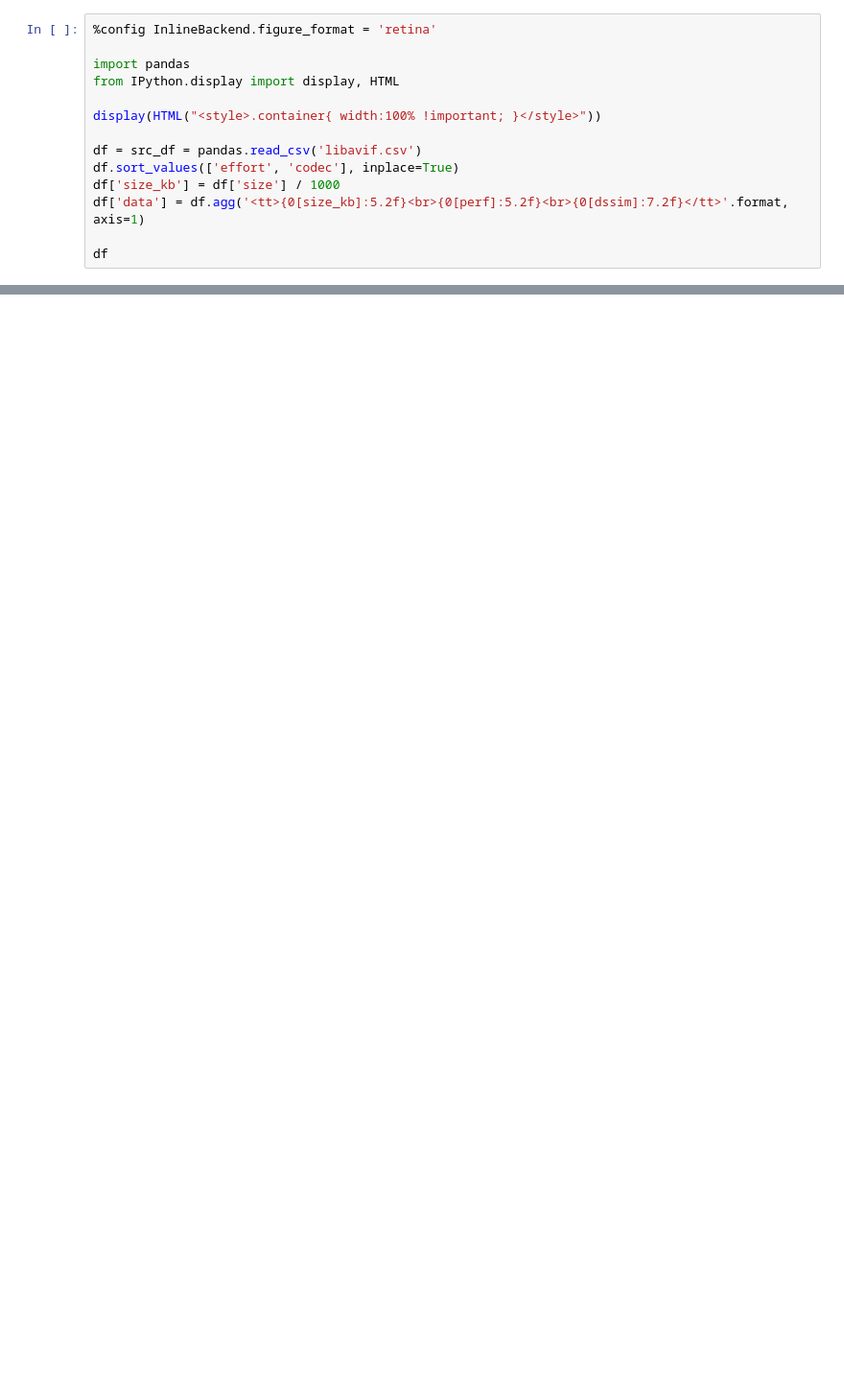
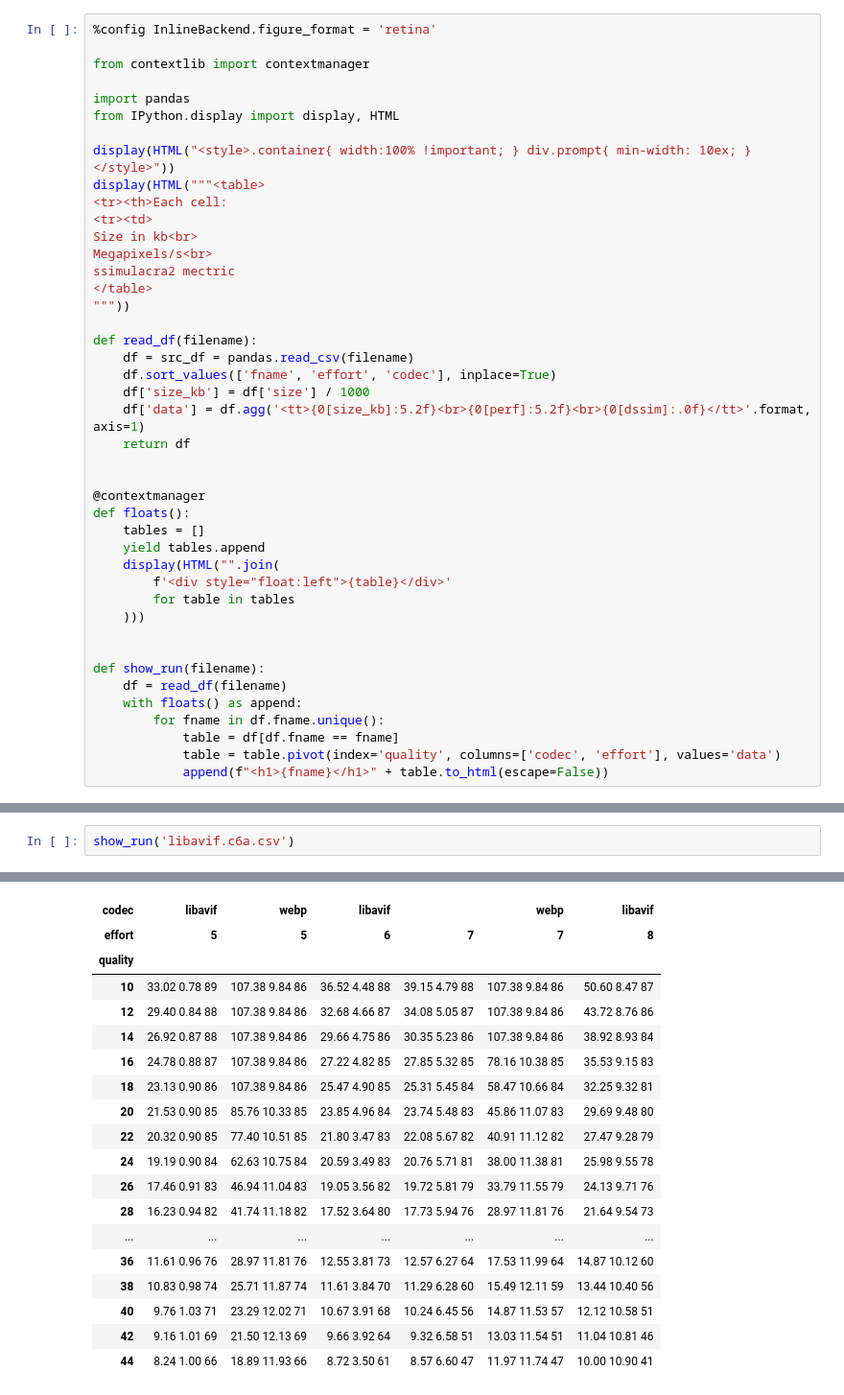
Before and after one commit to homm/image-codecs-bench, a Jupyter notebook: libavif.ipynb, the cells around one changed output, grey strips where cells are left out. Shown at 96% size. Saved outputs shown, nothing was run; the diff lists cells and outputs as text; blank space fills up the shorter version.

```diff
--- a/libavif.ipynb
+++ b/libavif.ipynb
@@ -1,15 +1,44 @@
 # %%
 %config InlineBackend.figure_format = 'retina'
+
+from contextlib import contextmanager
 
 import pandas
 from IPython.display import display, HTML
 
-display(HTML("<style>.container{ width:100% !important; }</style>"))
+display(HTML("<style>.container{ width:100% !important; } div.prompt{ min-width: 10ex; } </style>"))
+display(HTML("""<table>
+<tr><th>Each cell:
+<tr><td>
+Size in kb<br>
+Megapixels/s<br>
+ssimulacra2 mectric
+</table>
+"""))
 
-df = src_df = pandas.read_csv('libavif.csv')
-df.sort_values(['effort', 'codec'], inplace=True)
-df['size_kb'] = df['size'] / 1000
-df['data'] = df.agg('<tt>{0[size_kb]:5.2f}<br>{0[perf]:5.2f}<br>{0[dssim]:7.2f}</tt>'.format, axis=1)
+def read_df(filename):
+    df = src_df = pandas.read_csv(filename)
+    df.sort_values(['fname', 'effort', 'codec'], inplace=True)
+    df['size_kb'] = df['size'] / 1000
+    df['data'] = df.agg('<tt>{0[size_kb]:5.2f}<br>{0[perf]:5.2f}<br>{0[dssim]:.0f}</tt>'.format, axis=1)
+    return df
 
-df
+
+@contextmanager
+def floats():
+    tables = []
+    yield tables.append
+    display(HTML("".join(
+        f'<div style="float:left">{table}</div>'
+        for table in tables
+    )))
+
+
+def show_run(filename):
+    df = read_df(filename)
+    with floats() as append:
+        for fname in df.fname.unique():
+            table = df[df.fname == fname]
+            table = table.pivot(index='quality', columns=['codec', 'effort'], values='data')
+            append(f"<h1>{fname}</h1>" + table.to_html(escape=False))
 # %% [output]
@@ -172,0 +170,3 @@ parrots
+# %%
+show_run('libavif.c6a.csv')
+# %% [output]
@@ -172,0 +174,19 @@ parrots
+| codec | libavif | webp | libavif |  | webp | libavif |
+| effort | 5 | 5 | 6 | 7 | 7 | 8 |
+| quality |  |  |  |  |  |  |
+| 10 | 33.02 0.78 89 | 107.38 9.84 86 | 36.52 4.48 88 | 39.15 4.79 88 | 107.38 9.84 86 | 50.60 8.47 87 |
+| 12 | 29.40 0.84 88 | 107.38 9.84 86 | 32.68 4.66 87 | 34.08 5.05 87 | 107.38 9.84 86 | 43.72 8.76 86 |
+| 14 | 26.92 0.87 88 | 107.38 9.84 86 | 29.66 4.75 86 | 30.35 5.23 86 | 107.38 9.84 86 | 38.92 8.93 84 |
+| 16 | 24.78 0.88 87 | 107.38 9.84 86 | 27.22 4.82 85 | 27.85 5.32 85 | 78.16 10.38 85 | 35.53 9.15 83 |
+| 18 | 23.13 0.90 86 | 107.38 9.84 86 | 25.47 4.90 85 | 25.31 5.45 84 | 58.47 10.66 84 | 32.25 9.32 81 |
+| 20 | 21.53 0.90 85 | 85.76 10.33 85 | 23.85 4.96 84 | 23.74 5.48 83 | 45.86 11.07 83 | 29.69 9.48 80 |
+| 22 | 20.32 0.90 85 | 77.40 10.51 85 | 21.80 3.47 83 | 22.08 5.67 82 | 40.91 11.12 82 | 27.47 9.28 79 |
+| 24 | 19.19 0.90 84 | 62.63 10.75 84 | 20.59 3.49 83 | 20.76 5.71 81 | 38.00 11.38 81 | 25.98 9.55 78 |
+| 26 | 17.46 0.91 83 | 46.94 11.04 83 | 19.05 3.56 82 | 19.72 5.81 79 | 33.79 11.55 79 | 24.13 9.71 76 |
+| 28 | 16.23 0.94 82 | 41.74 11.18 82 | 17.52 3.64 80 | 17.73 5.94 76 | 28.97 11.81 76 | 21.64 9.54 73 |
+| ... | ... | ... | ... | ... | ... | ... |
+| 36 | 11.61 0.96 76 | 28.97 11.81 76 | 12.55 3.81 73 | 12.57 6.27 64 | 17.53 11.99 64 | 14.87 10.12 60 |
+| 38 | 10.83 0.98 74 | 25.71 11.87 74 | 11.61 3.84 70 | 11.29 6.28 60 | 15.49 12.11 59 | 13.44 10.40 56 |
+| 40 | 9.76 1.03 71 | 23.29 12.02 71 | 10.67 3.91 68 | 10.24 6.45 56 | 14.87 11.53 57 | 12.12 10.58 51 |
+| 42 | 9.16 1.01 69 | 21.50 12.13 69 | 9.66 3.92 64 | 9.32 6.58 51 | 13.03 11.54 51 | 11.04 10.81 46 |
+| 44 | 8.24 1.00 66 | 18.89 11.93 66 | 8.72 3.50 61 | 8.57 6.60 47 | 11.97 11.74 47 | 10.00 10.90 41 |
```
Also changed, not shown: parts of 3 cells of this notebook, 1 other file.
